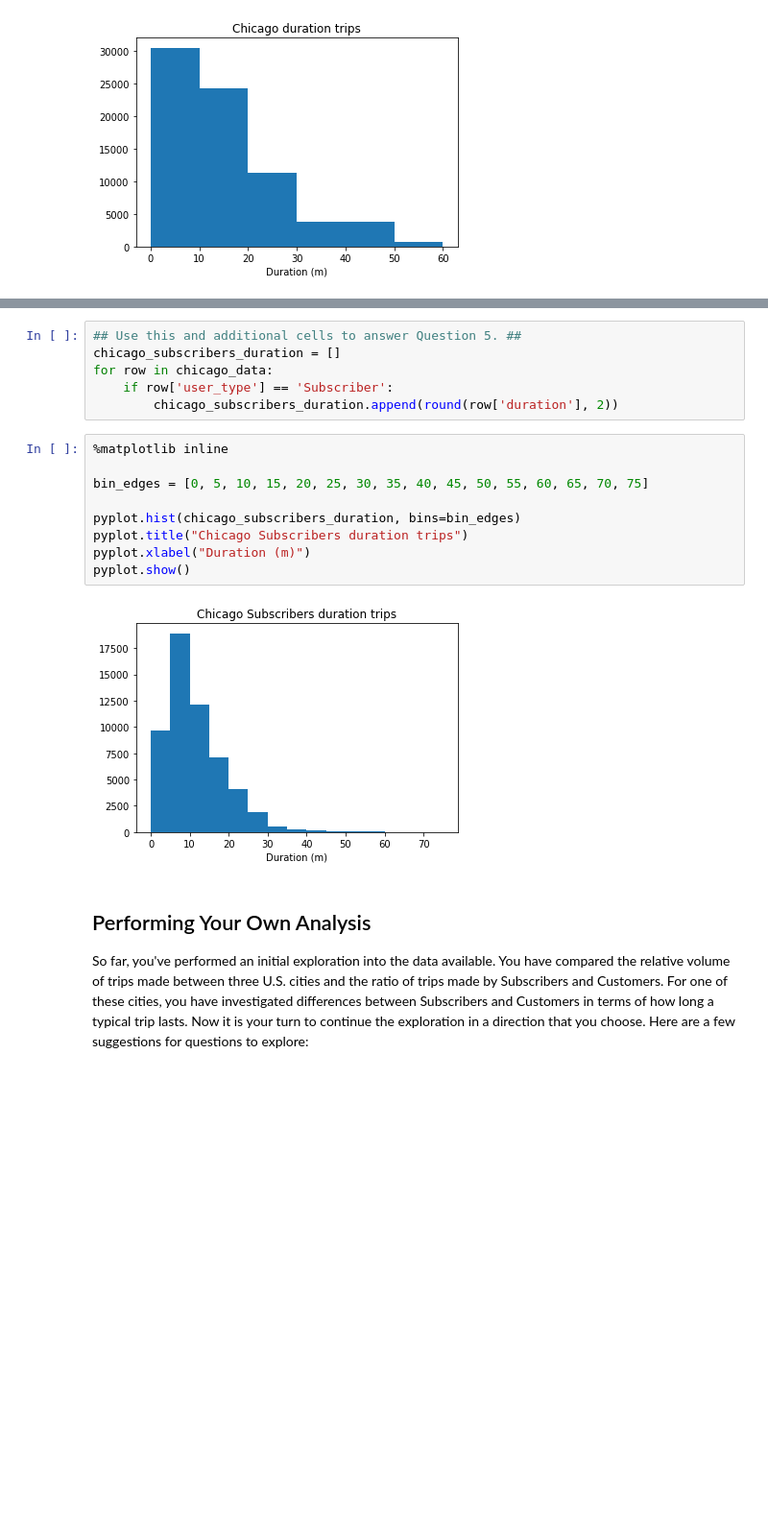
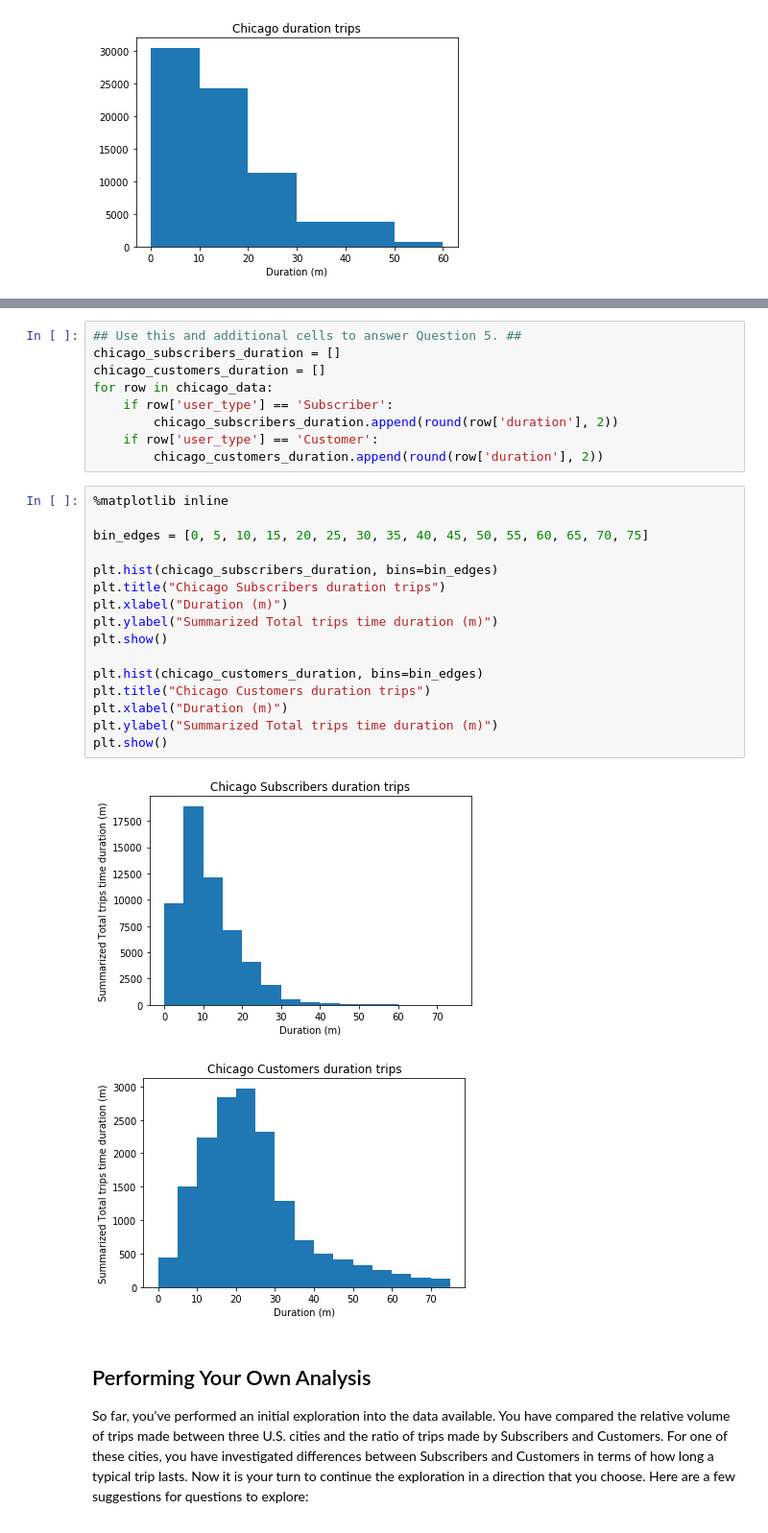
Before and after one commit to manufarfaro/dataanalyst-us-bikeshare-project, a Jupyter notebook: Bike_Share_Analysis.ipynb, the cells around one changed output, grey strips where cells are left out. Shown at 96% size. Drawn from its saved outputs; the diff is of its cells as text; blank space fills up the shorter version.

```diff
--- a/Bike_Share_Analysis.ipynb
+++ b/Bike_Share_Analysis.ipynb
@@ -622,20 +609,31 @@ The distribution is right skewed.
 # %%
 ## Use this and additional cells to answer Question 5. ##
 chicago_subscribers_duration = []
+chicago_customers_duration = []
 for row in chicago_data:
     if row['user_type'] == 'Subscriber':
         chicago_subscribers_duration.append(round(row['duration'], 2))
+    if row['user_type'] == 'Customer':
+        chicago_customers_duration.append(round(row['duration'], 2))
 # %%
 %matplotlib inline
 
 bin_edges = [0, 5, 10, 15, 20, 25, 30, 35, 40, 45, 50, 55, 60, 65, 70, 75]
 
-pyplot.hist(chicago_subscribers_duration, bins=bin_edges)
-pyplot.title("Chicago Subscribers duration trips")
-pyplot.xlabel("Duration (m)")
-pyplot.show()
+plt.hist(chicago_subscribers_duration, bins=bin_edges)
+plt.title("Chicago Subscribers duration trips")
+plt.xlabel("Duration (m)")
+plt.ylabel("Summarized Total trips time duration (m)")
+plt.show()
+
+plt.hist(chicago_customers_duration, bins=bin_edges)
+plt.title("Chicago Customers duration trips")
+plt.xlabel("Duration (m)")
+plt.ylabel("Summarized Total trips time duration (m)")
+plt.show()
 # %% [output]
-[figure, old version]
+[figure, new version]
+[figure, added]
 # %% [markdown]
 <a id='eda_continued'></a>
 ## Performing Your Own Analysis
```
Also changed, not shown: parts of 2 cells of this notebook, 1 other file.
